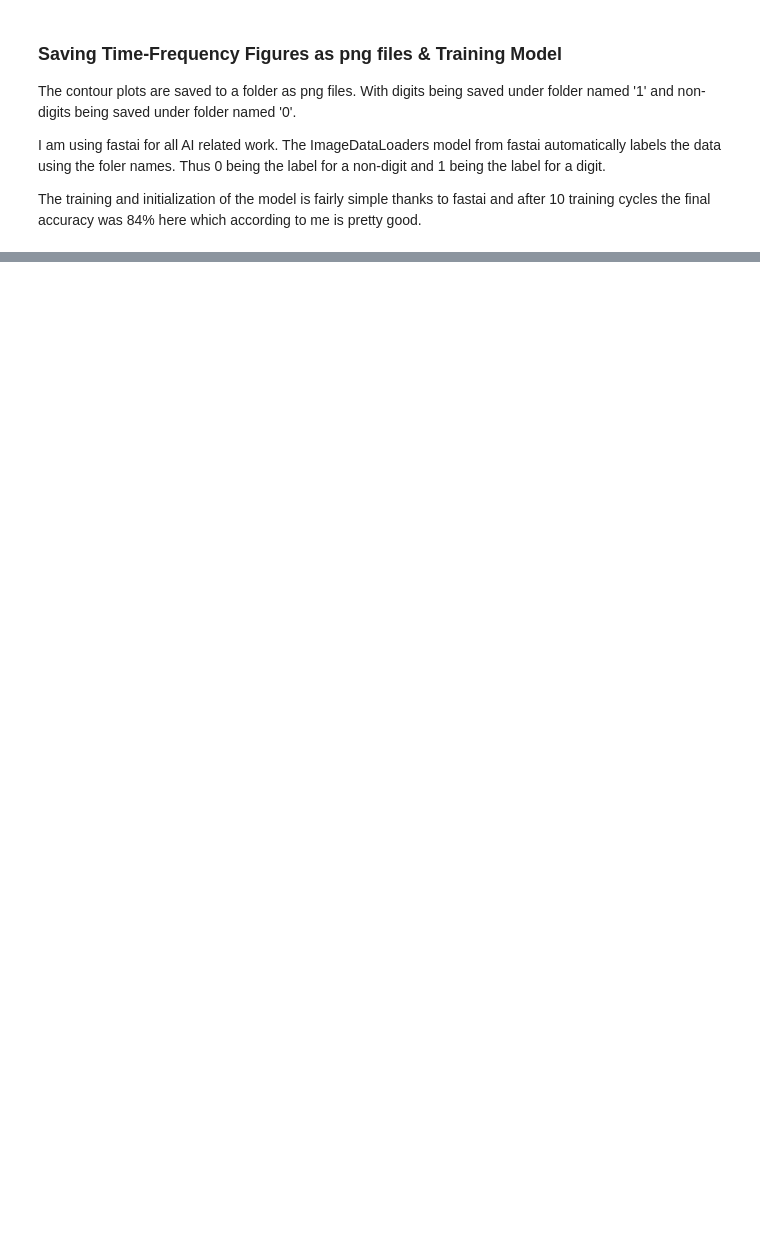
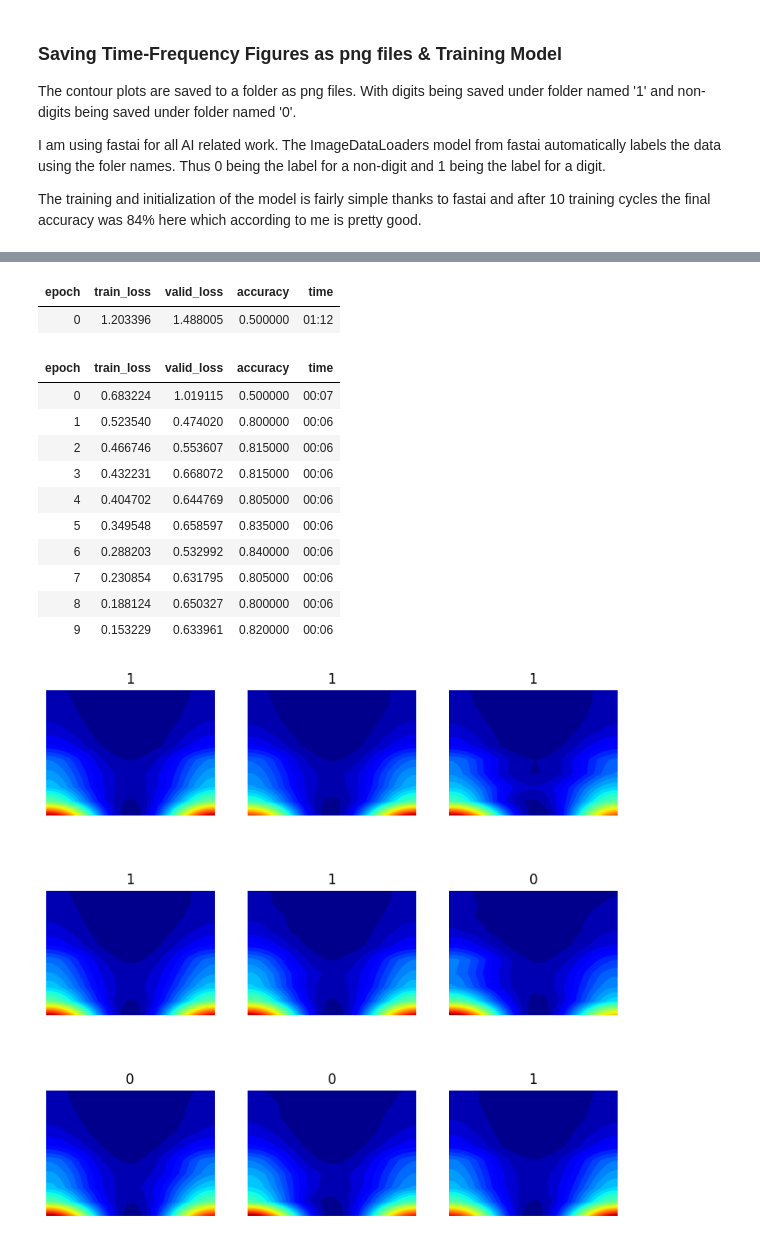
Before and after one commit to dxganta/eeg-deep-learning, a Jupyter notebook: mnist_digit_detection.ipynb, the cells around one changed output, grey strips where cells are left out. Saved outputs shown, nothing was run; the diff lists cells and outputs as text; code cells hidden in the pictures; blank space fills up the shorter version.

```diff
--- a/mnist_digit_detection.ipynb
+++ b/mnist_digit_detection.ipynb
@@ -283,0 +277,7 @@ Downloading: "https://download.pytorch.org/models/resnet34-b627a593.pth" to /roo
+# %%
+path = "drive/MyDrive/EEG-Data/images/"
+dls = ImageDataLoaders.from_folder(path, train='training', test='test', valid_pct=0.2, item_tmfs=Resize(224))
+dls.show_batch()
+learn = vision_learner(dls, resnet34, metrics=accuracy)
+learn.fine_tune(10)
+# %% [output]
@@ -283,0 +285,14 @@ Downloading: "https://download.pytorch.org/models/resnet34-b627a593.pth" to /roo
+| epoch | train_loss | valid_loss | accuracy | time |
+| 0 | 1.203396 | 1.488005 | 0.500000 | 01:12 |
+| epoch | train_loss | valid_loss | accuracy | time |
+| 0 | 0.683224 | 1.019115 | 0.500000 | 00:07 |
+| 1 | 0.523540 | 0.474020 | 0.800000 | 00:06 |
+| 2 | 0.466746 | 0.553607 | 0.815000 | 00:06 |
+| 3 | 0.432231 | 0.668072 | 0.815000 | 00:06 |
+| 4 | 0.404702 | 0.644769 | 0.805000 | 00:06 |
+| 5 | 0.349548 | 0.658597 | 0.835000 | 00:06 |
+| 6 | 0.288203 | 0.532992 | 0.840000 | 00:06 |
+| 7 | 0.230854 | 0.631795 | 0.805000 | 00:06 |
+| 8 | 0.188124 | 0.650327 | 0.800000 | 00:06 |
+| 9 | 0.153229 | 0.633961 | 0.820000 | 00:06 |
+[figure, added]
```
Also changed, not shown: parts of 10 cells of this notebook.
